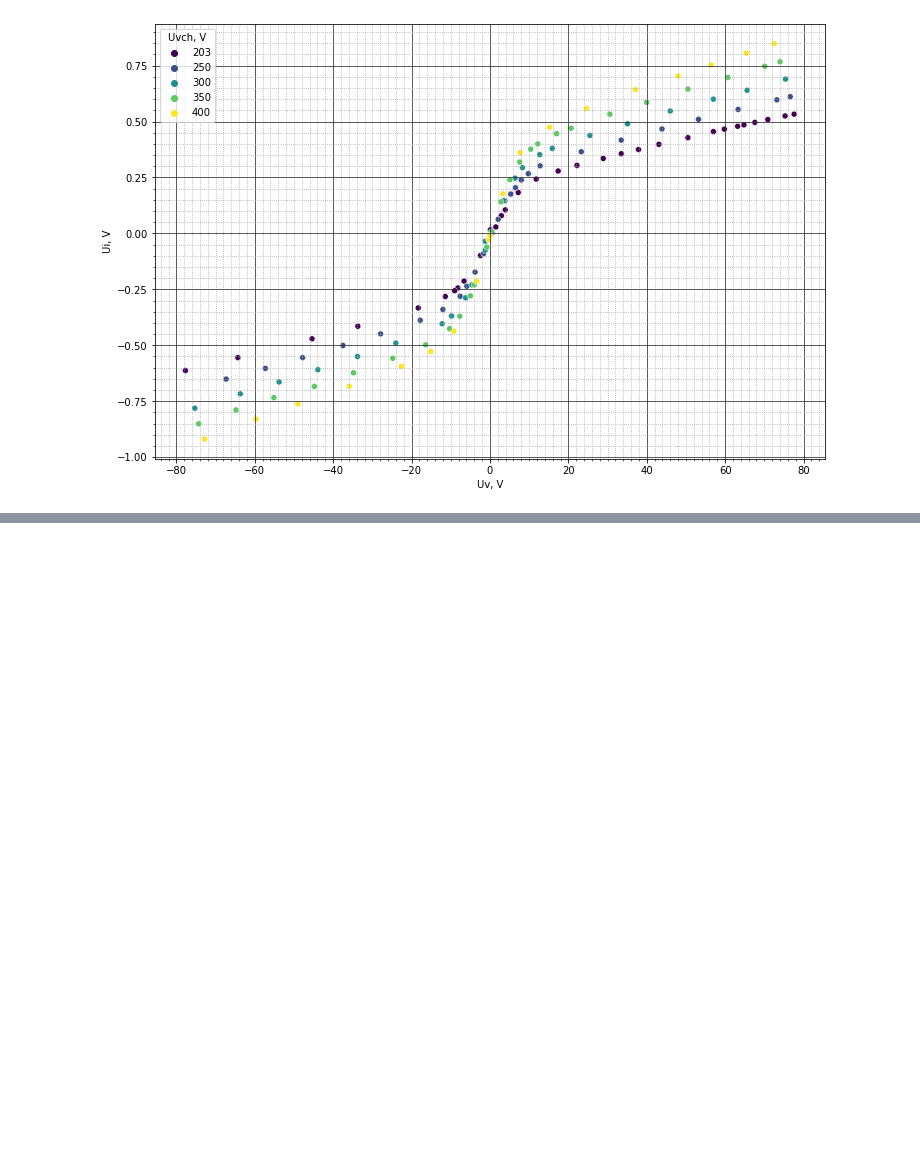
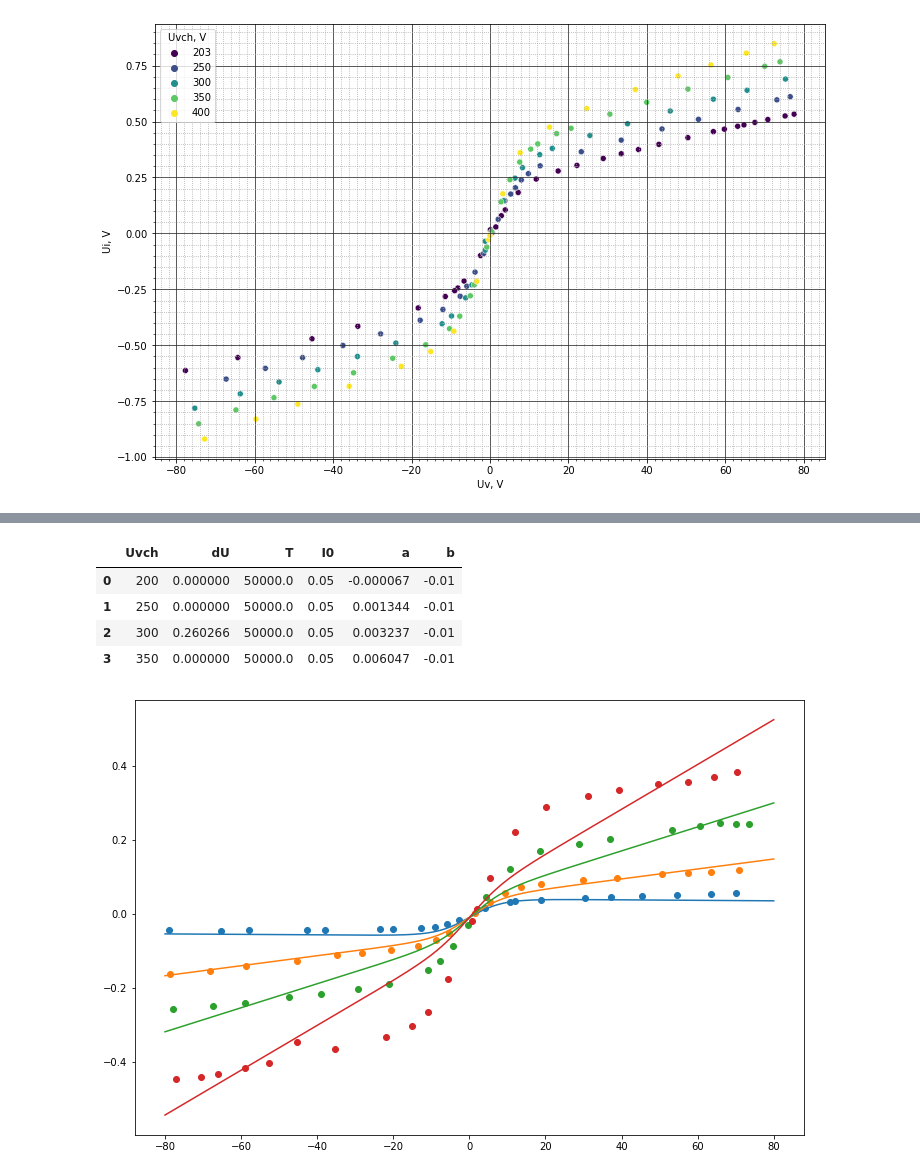
Before and after one commit to Redencon/Lapki, a Jupyter notebook: DZ.ipynb, the cells around one changed output, grey strips where cells are left out. Cells and saved outputs as stored; diff of their text form; code cells hidden in the pictures; blank space fills up the shorter version.

```diff
--- a/DZ.ipynb
+++ b/DZ.ipynb
@@ -154,0 +158,20 @@ ax.yaxis.set_minor_locator(mly)
+# %%
+def f(U, dU, T, I0, a, b):
+    return I0 * np.tanh(1.6e-19*(U - dU)/(2*1.38e-23*T)) + a*U + b
+
+Us = (203, 250, 300, 350, 400)
+def hehehe(data, Us, p0):
+    plt.figure(figsize=(12, 8))
+    popt = []
+    pcov = []
+    for Uvch in Us:
+        popti, pcovi = curve_fit(f, data[data['Uvch, V'] == Uvch]['Uv, V'], data[data['Uvch, V'] == Uvch]['Ui, V'], maxfev=5000**2, p0=p0[Uvch])
+        popt.append([Uvch] + list(popti))
+        pcov.append([Uvch] + list(np.sqrt(pcovi.diagonal())))
+        xs = np.linspace(-80, 80, 400)
+        ys = f(xs, *popti)
+        plt.plot(xs, ys)
+        plt.scatter(data[data['Uvch, V'] == Uvch]['Uv, V'], data[data['Uvch, V'] == Uvch]['Ui, V'])
+    popts = pd.DataFrame(popt, columns=('Uvch', 'dU', 'T', 'I0', 'a', 'b'))
+    pcovs = pd.DataFrame(pcov, columns=('Uvch', 'dU', 'T', 'I0', 'a', 'b'))
+    return popts, pcovs
@@ -154,0 +206,13 @@ ax.yaxis.set_minor_locator(mly)
+# %%
+popts2, pcovs2 =  hehehe(data2, (200, 250, 300, 350), (0, 5e4, 5-2, 0, -1e-2))
+
+# popts1, pcovs1 = hehehe(data, (203, 250, 300, 350, 400), p0=(5e-1, 4e4, 0.2, 4e-3, 1e-2))
+
+popts2
+# %% [output]
+|  | Uvch | dU | T | I0 | a | b |
+| 0 | 200 | 0.000000 | 50000.0 | 0.05 | -0.000067 | -0.01 |
+| 1 | 250 | 0.000000 | 50000.0 | 0.05 | 0.001344 | -0.01 |
+| 2 | 300 | 0.260266 | 50000.0 | 0.05 | 0.003237 | -0.01 |
+| 3 | 350 | 0.000000 | 50000.0 | 0.05 | 0.006047 | -0.01 |
+[figure, added]
```
Also changed, not shown: parts of 4 cells of this notebook, 3 other files.
